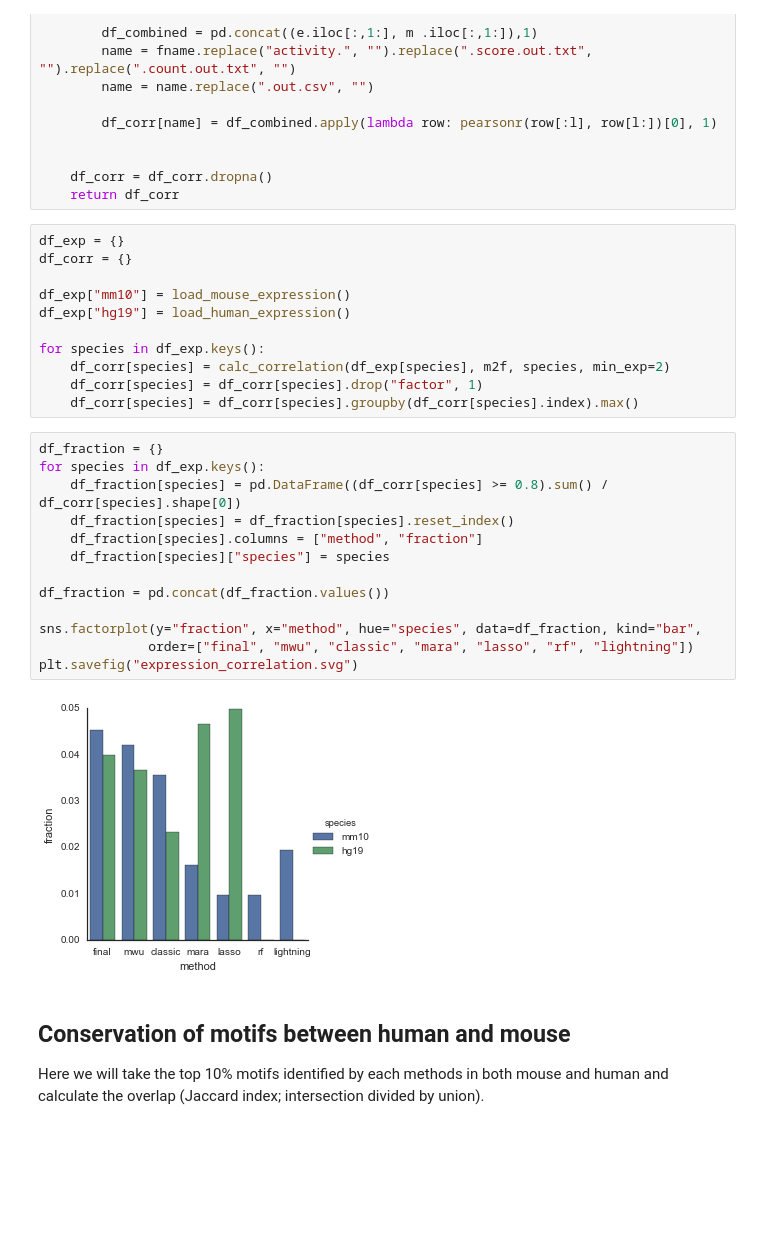
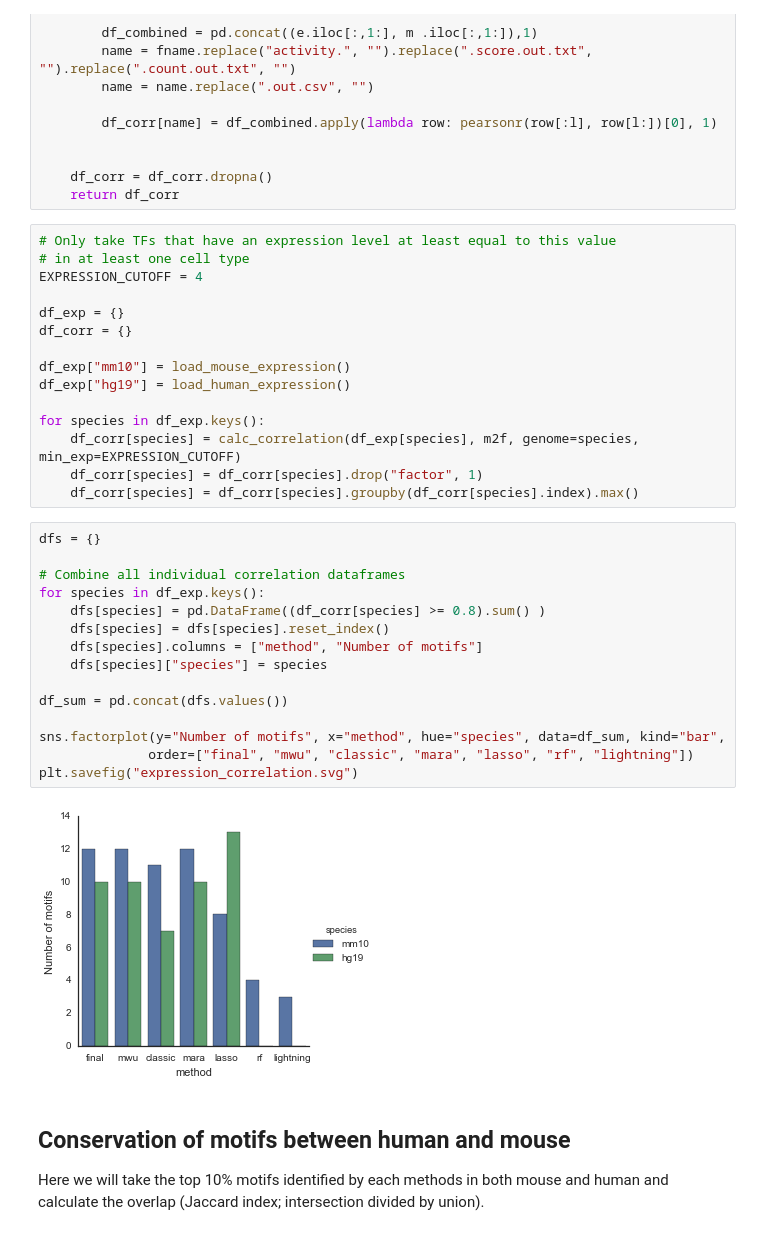
Before and after one commit to simonvh/maelstrom-poster, a Jupyter notebook: maelstrom_poster.ipynb, the cells around one changed output. Drawn from its saved outputs; the diff is of its cells as text; blank space fills up the shorter version.

```diff
--- a/maelstrom_poster.ipynb
+++ b/maelstrom_poster.ipynb
@@ -393,6 +385,10 @@ def calc_correlation(df_exp, m2f, genome="hg19", min_exp=0):
     df_corr = df_corr.dropna()
     return df_corr
 # %%
+# Only take TFs that have an expression level at least equal to this value
+# in at least one cell type
+EXPRESSION_CUTOFF = 4
+
 df_exp = {}
 df_corr = {}
 
@@ -400,24 +396,26 @@ df_exp["mm10"] = load_mouse_expression()
 df_exp["hg19"] = load_human_expression()
 
 for species in df_exp.keys():
-    df_corr[species] = calc_correlation(df_exp[species], m2f, species, min_exp=2)
+    df_corr[species] = calc_correlation(df_exp[species], m2f, genome=species, min_exp=EXPRESSION_CUTOFF)
     df_corr[species] = df_corr[species].drop("factor", 1)
     df_corr[species] = df_corr[species].groupby(df_corr[species].index).max()
 # %%
-df_fraction = {}
+dfs = {}
+
+# Combine all individual correlation dataframes
 for species in df_exp.keys():
-    df_fraction[species] = pd.DataFrame((df_corr[species] >= 0.8).sum() / df_corr[species].shape[0])
-    df_fraction[species] = df_fraction[species].reset_index()
-    df_fraction[species].columns = ["method", "fraction"]
-    df_fraction[species]["species"] = species
+    dfs[species] = pd.DataFrame((df_corr[species] >= 0.8).sum() )
+    dfs[species] = dfs[species].reset_index()
+    dfs[species].columns = ["method", "Number of motifs"]
+    dfs[species]["species"] = species
 
-df_fraction = pd.concat(df_fraction.values())
+df_sum = pd.concat(dfs.values())
 
-sns.factorplot(y="fraction", x="method", hue="species", data=df_fraction, kind="bar",
+sns.factorplot(y="Number of motifs", x="method", hue="species", data=df_sum, kind="bar",
               order=["final", "mwu", "classic", "mara", "lasso", "rf", "lightning"])
 plt.savefig("expression_correlation.svg")
 # %% [output]
-[figure, old version]
+[figure, new version]
 # %% [markdown]
 ## Conservation of motifs between human and mouse
 
```
Also changed, not shown: parts of 4 cells of this notebook, 19 other files.
